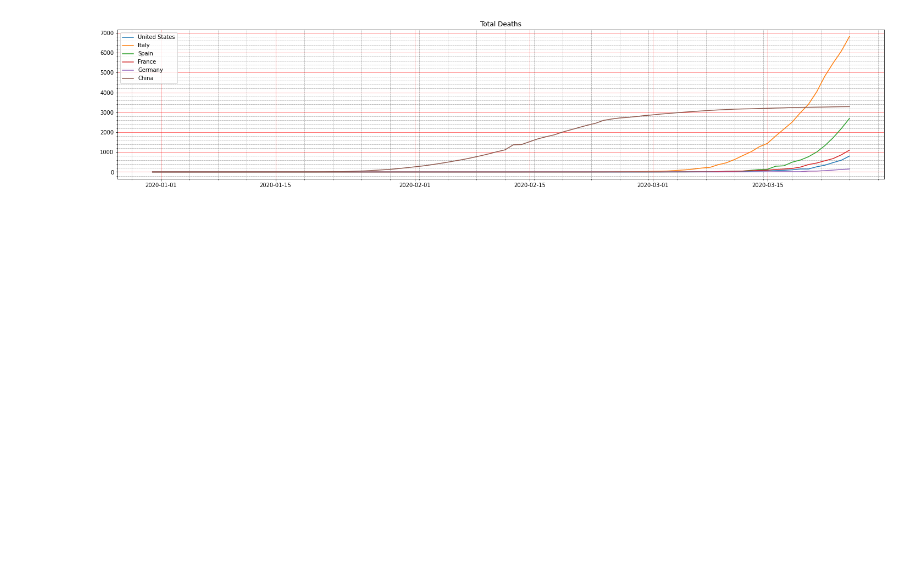
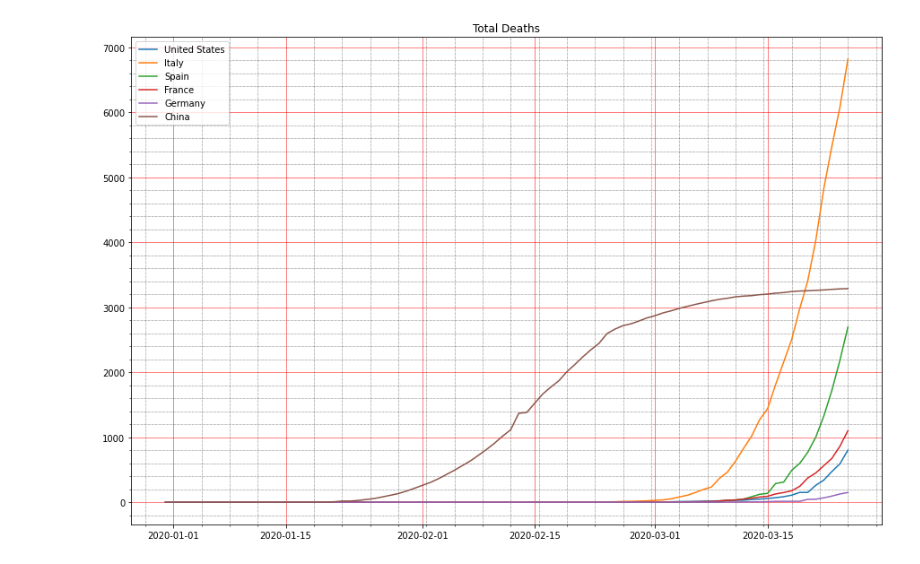
Before and after one commit to vinayshanbhag/covid19, a Jupyter notebook: covid_19_viz.ipynb, the cells around one changed output. Cells and saved outputs as stored; diff of their text form; code cells hidden in the pictures; blank space fills up the shorter version.

```diff
--- a/covid_19_viz.ipynb
+++ b/covid_19_viz.ipynb
@@ -52,12 +48,12 @@ plt.grid(which='minor', linestyle=':', linewidth='0.5', color='black')
 # %%
-plt.figure(figsize=(25,5))
+plt.figure(figsize=(15,10))
 for country in countries:
   plt.plot(df_all[df_all.location==country].date.dt.date,df_all[df_all.location==country].total_deaths)
 plt.legend(countries)
 plt.title("Total Deaths");
 plt.minorticks_on()
 plt.grid(which='major', linestyle='-', linewidth='0.5', color='red')
 plt.grid(which='minor', linestyle=':', linewidth='0.5', color='black')
 # %% [output]
-[figure, old version]
+[figure, new version]
 # %%
```
Also changed, not shown: parts of 6 cells of this notebook.
